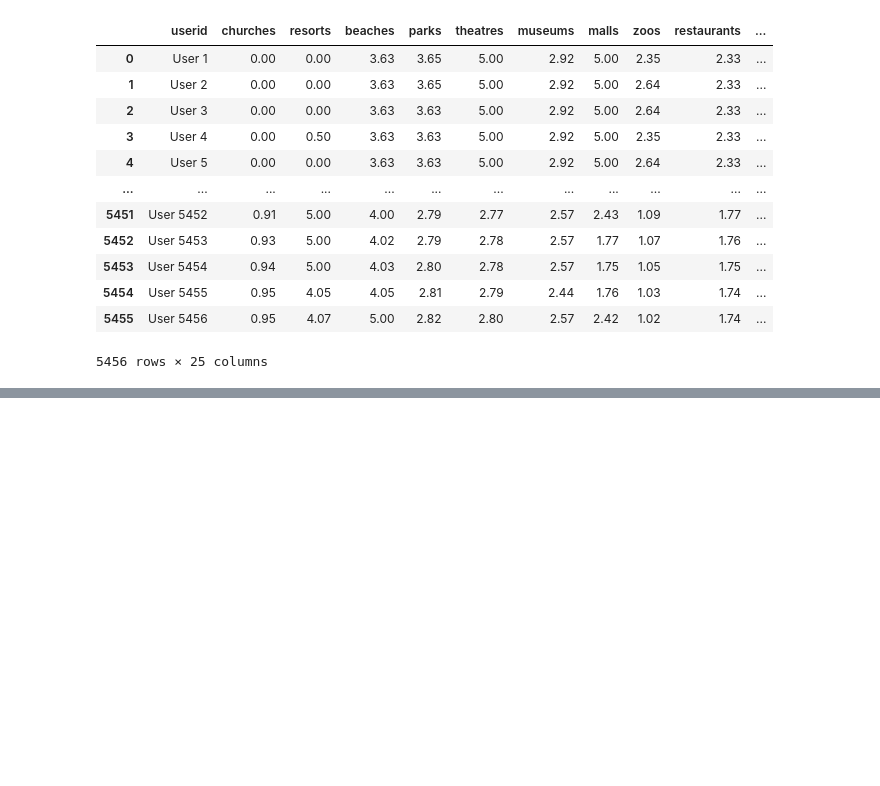
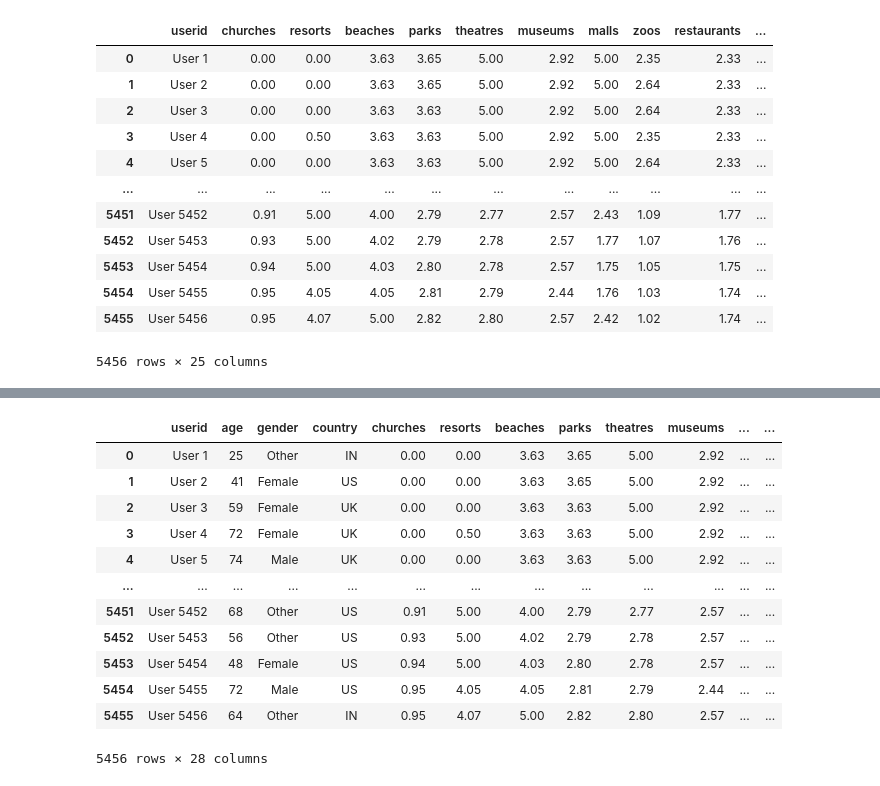
Before and after one commit to BPALAN-USD/AAI_500_GROUP_12, a Jupyter notebook: TravelReviews.ipynb, the cells around one changed output, grey strips where cells are left out. Drawn from its saved outputs; the diff is of its cells as text; code cells hidden in the pictures; blank space fills up the shorter version.

```diff
--- a/TravelReviews.ipynb
+++ b/TravelReviews.ipynb
@@ -67,3 +84,20 @@ display(df_travel_review_ratings)
+# %%
+df_user_travel_reviews = pd.merge(df_user_demographics, df_travel_review_ratings, on='userid', how='inner')
+display(df_user_travel_reviews)
+# %% [output]
+|  | userid | age | gender | country | churches | resorts | beaches | parks | theatres | museums | ... | ... |
+| 0 | User 1 | 25 | Other | IN | 0.00 | 0.00 | 3.63 | 3.65 | 5.00 | 2.92 | ... | ... |
+| 1 | User 2 | 41 | Female | US | 0.00 | 0.00 | 3.63 | 3.65 | 5.00 | 2.92 | ... | ... |
+| 2 | User 3 | 59 | Female | UK | 0.00 | 0.00 | 3.63 | 3.63 | 5.00 | 2.92 | ... | ... |
+| 3 | User 4 | 72 | Female | UK | 0.00 | 0.50 | 3.63 | 3.63 | 5.00 | 2.92 | ... | ... |
+| 4 | User 5 | 74 | Male | UK | 0.00 | 0.00 | 3.63 | 3.63 | 5.00 | 2.92 | ... | ... |
+| ... | ... | ... | ... | ... | ... | ... | ... | ... | ... | ... | ... | ... |
+| 5451 | User 5452 | 68 | Other | US | 0.91 | 5.00 | 4.00 | 2.79 | 2.77 | 2.57 | ... | ... |
+| 5452 | User 5453 | 56 | Other | US | 0.93 | 5.00 | 4.02 | 2.79 | 2.78 | 2.57 | ... | ... |
+| 5453 | User 5454 | 48 | Female | US | 0.94 | 5.00 | 4.03 | 2.80 | 2.78 | 2.57 | ... | ... |
+| 5454 | User 5455 | 72 | Male | US | 0.95 | 4.05 | 4.05 | 2.81 | 2.79 | 2.44 | ... | ... |
+| 5455 | User 5456 | 64 | Other | IN | 0.95 | 4.07 | 5.00 | 2.82 | 2.80 | 2.57 | ... | ... |
+5456 rows × 28 columns
 # %%
 ## Perform Descriptive Statistics on the DataFrame
 ## We can see
```
Also changed, not shown: parts of 5 cells of this notebook.
